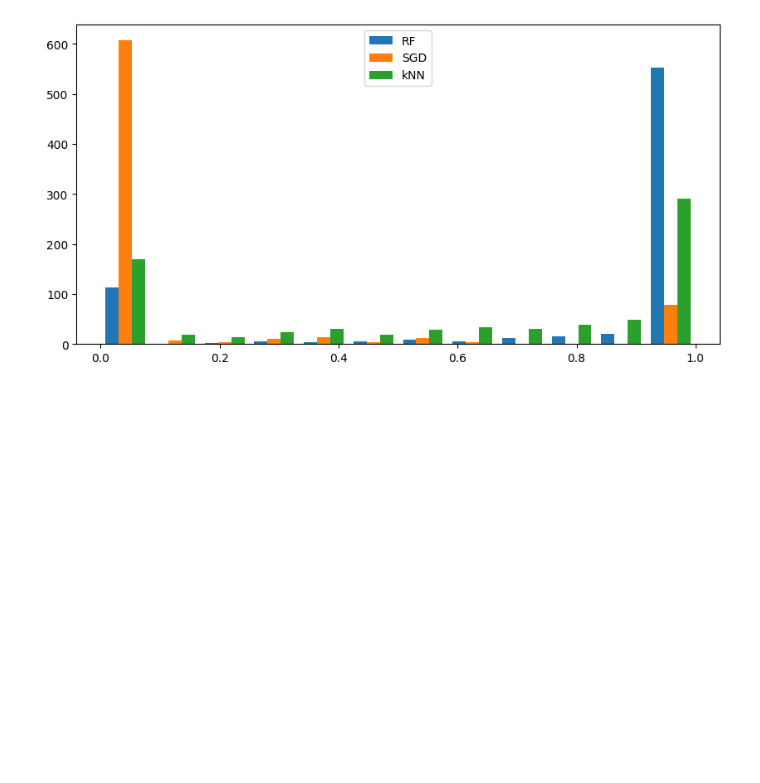
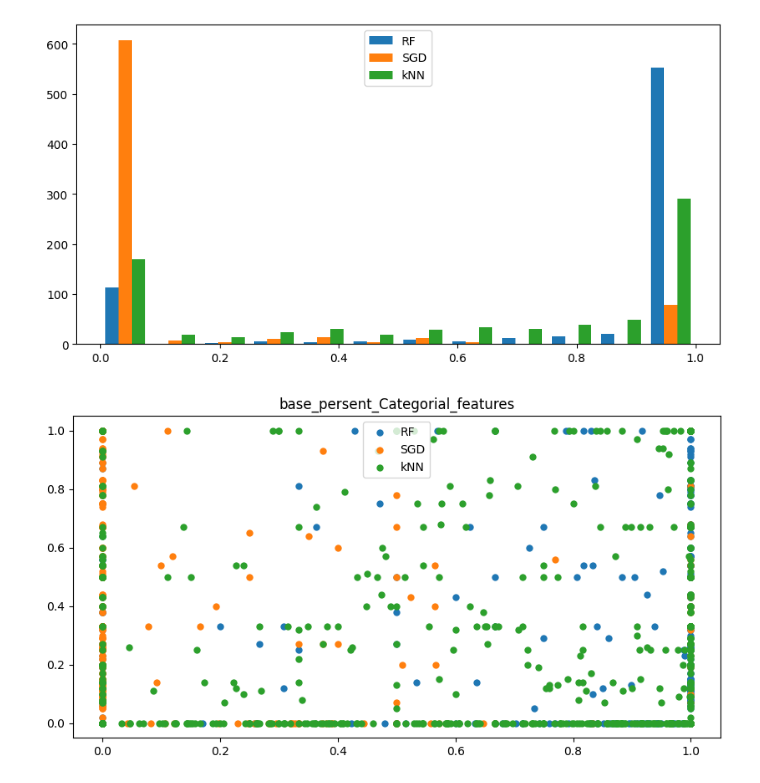
Before and after one commit to smeyanoff/advanced-and-auto-ml-course, a Jupyter notebook: lab1_meta_features_realistaion.ipynb, the cells around one changed output. Drawn from its saved outputs; the diff is of its cells as text; code cells hidden in the pictures; blank space fills up the shorter version.

```diff
--- a/Lab1_MetaFeaturesRealisation.ipynb
+++ b/lab1_meta_features_realistaion.ipynb
@@ -138,0 +159,24 @@ plt.show()
+# %%
+# plot describes how vars correlate with scores
+col = all_meta_features.columns[2] #can change number 2..3..4..
+fig = plt.figure(figsize = (10, 5))
+ax = plt.scatter(
+    all_meta_features['RF'],
+    all_meta_features[col],
+    linewidths=0.001
+)
+ax = plt.scatter(
+    all_meta_features['SGD'],
+    all_meta_features[col],
+    linewidths=0.001
+)
+ax = plt.scatter(
+    all_meta_features['kNN'],
+    all_meta_features[col],
+    linewidths=0.001
+)
+plt.legend(['RF', 'SGD',	'kNN'])
+plt.title(col)
+plt.show()
+# %% [output]
+[figure, added]
```
Also changed, not shown: parts of 20 cells of this notebook, 6 other files.
